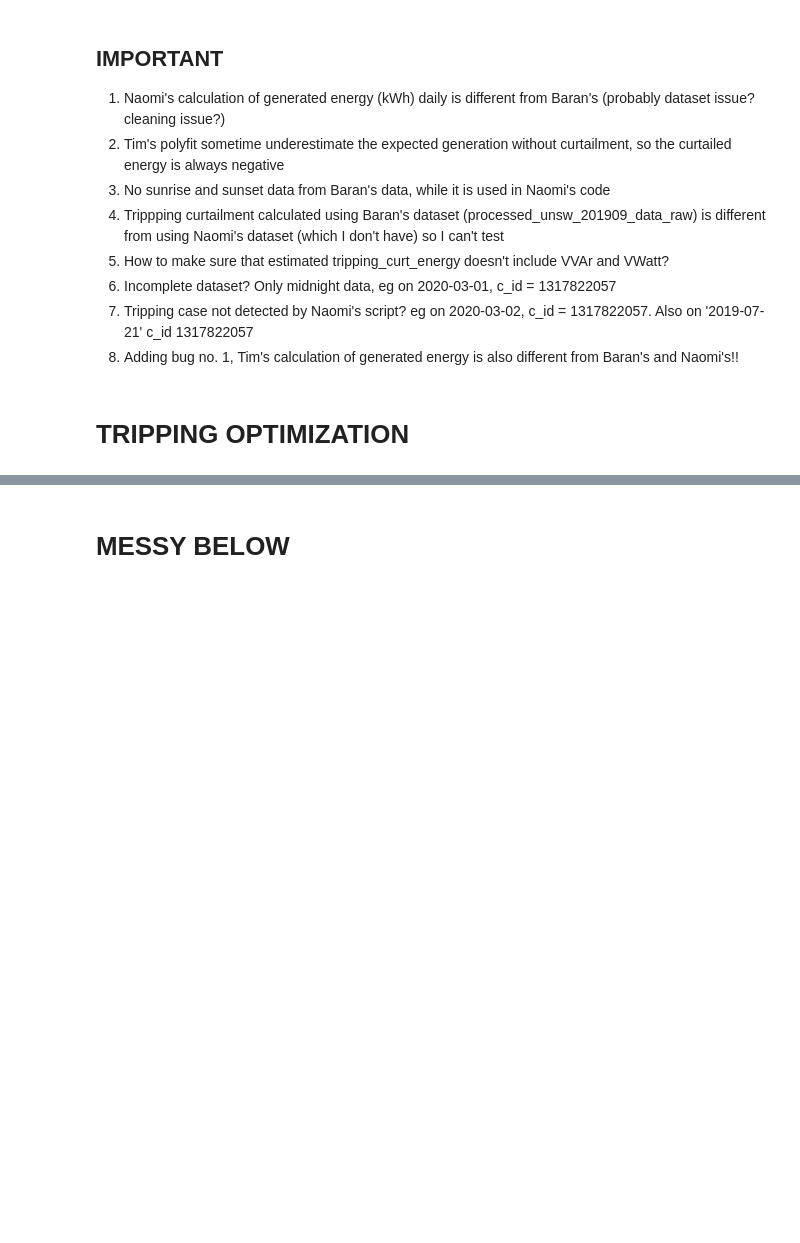
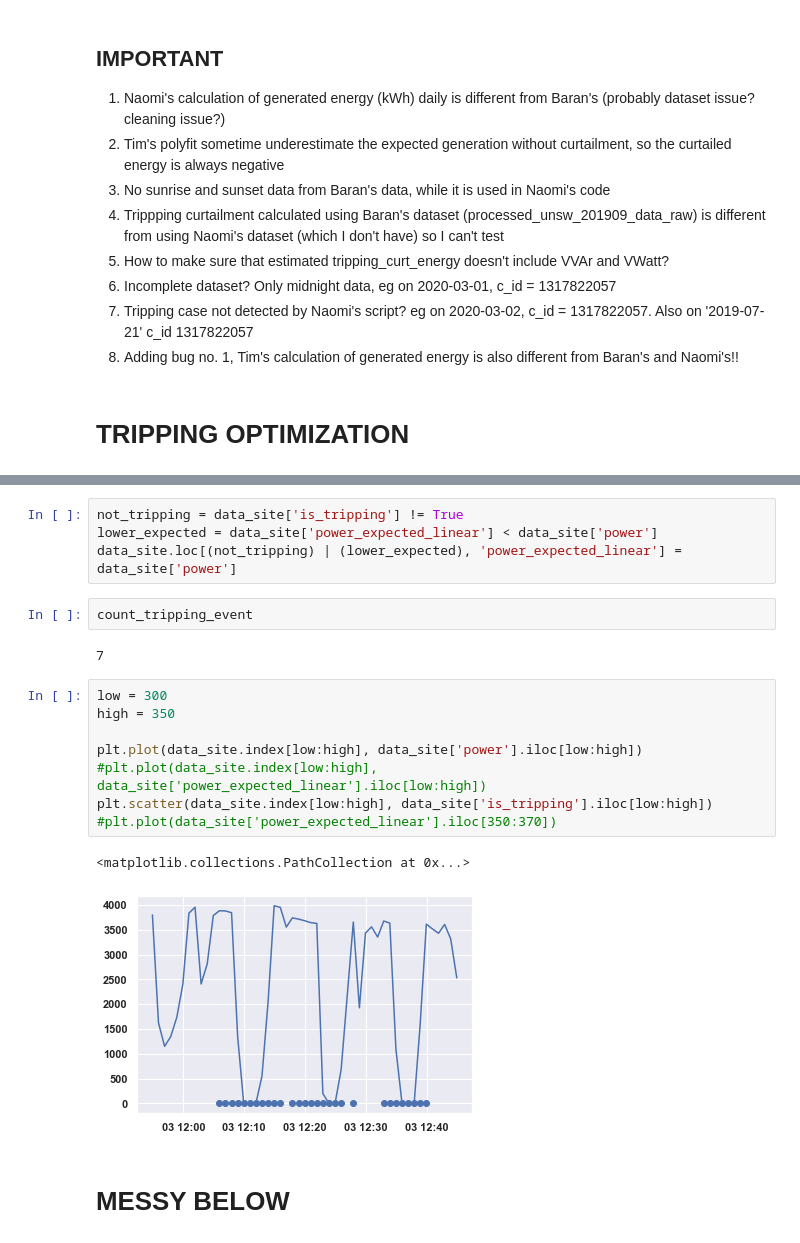
Before and after one commit to mssamhan31/Solar-Curtailment, a Jupyter notebook: src/SolA Curtailment Daily Analysis.ipynb, the cells around one changed output, grey strips where cells are left out. Saved outputs shown, nothing was run; the diff lists cells and outputs as text; blank space fills up the shorter version.

```diff
--- a/src/SolA Curtailment Daily Analysis.ipynb
+++ b/src/SolA Curtailment Daily Analysis.ipynb
@@ -3040,2 +3148,21 @@ plt.plot(data_site.loc[data_site['is_tripping'] == True, 'power'][:9])
+# %%
+not_tripping = data_site['is_tripping'] != True
+lower_expected = data_site['power_expected_linear'] < data_site['power']
+data_site.loc[(not_tripping) | (lower_expected), 'power_expected_linear'] = data_site['power']
+# %%
+count_tripping_event
+# %% [output]
+7
+# %%
+low = 300
+high = 350
+
+plt.plot(data_site.index[low:high], data_site['power'].iloc[low:high])
+#plt.plot(data_site.index[low:high], data_site['power_expected_linear'].iloc[low:high])
+plt.scatter(data_site.index[low:high], data_site['is_tripping'].iloc[low:high])
+#plt.plot(data_site['power_expected_linear'].iloc[350:370])
+# %% [output]
+<matplotlib.collections.PathCollection at 0x...>
+[figure, added]
 # %% [markdown]
 # MESSY BELOW
```
Also changed, not shown: parts of 33 cells of this notebook.
